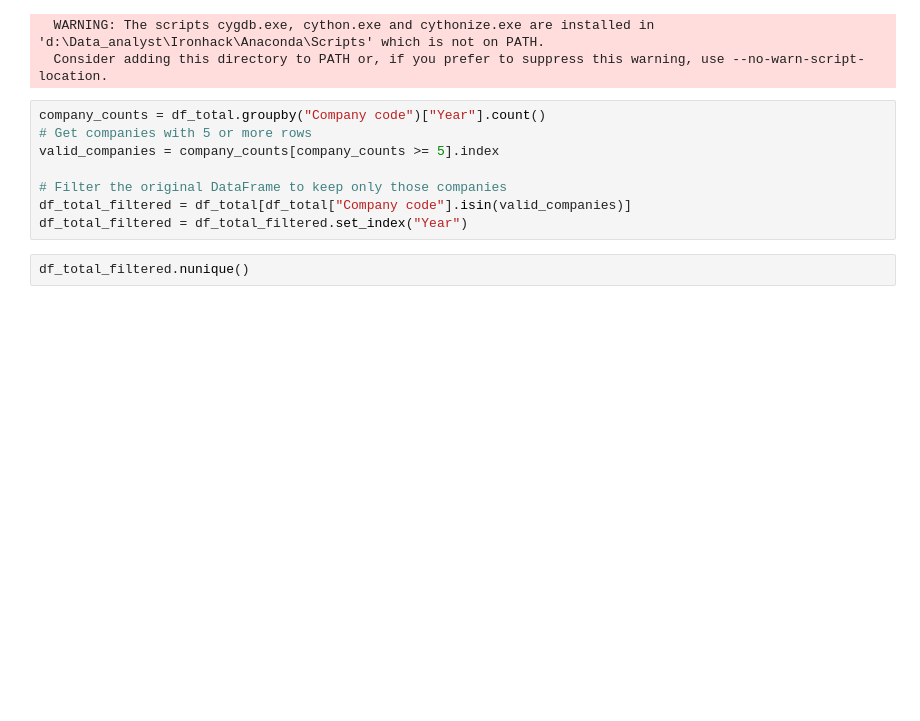
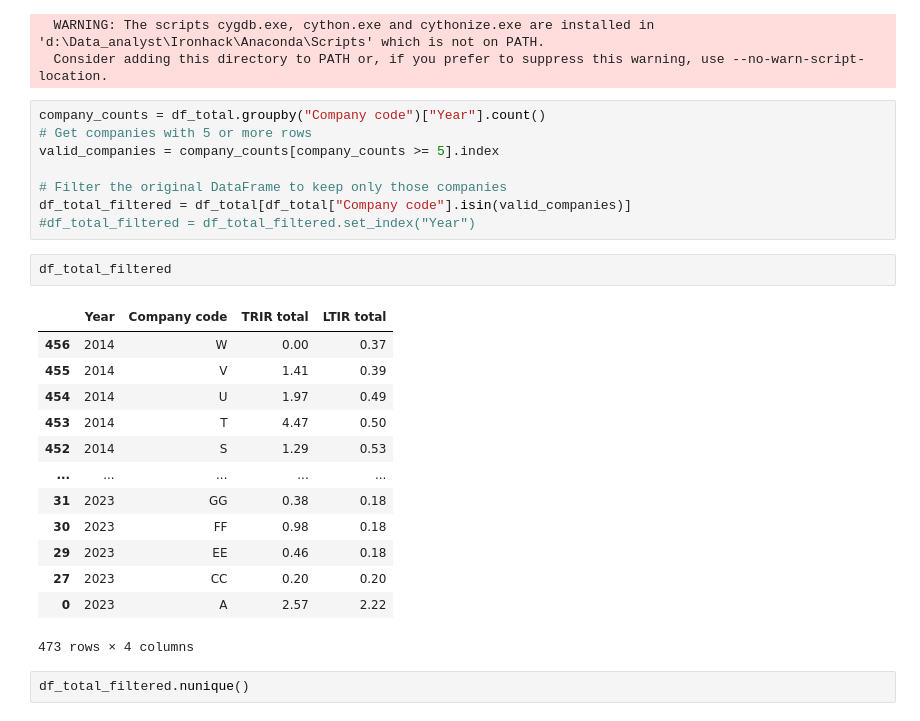
Before and after one commit to TheLazyCactus/ML_Project, a Jupyter notebook: ML_project.ipynb, the cells around one changed output. Drawn from its saved outputs; the diff is of its cells as text; blank space fills up the shorter version.

```diff
--- a/ML_project.ipynb
+++ b/ML_project.ipynb
@@ -108,7 +108,23 @@ valid_companies = company_counts[company_counts >= 5].index
 
 # Filter the original DataFrame to keep only those companies
 df_total_filtered = df_total[df_total["Company code"].isin(valid_companies)]
-df_total_filtered = df_total_filtered.set_index("Year")
+#df_total_filtered = df_total_filtered.set_index("Year")
+# %%
+df_total_filtered
+# %% [output]
+|  | Year | Company code | TRIR total | LTIR total |
+| 456 | 2014 | W | 0.00 | 0.37 |
+| 455 | 2014 | V | 1.41 | 0.39 |
+| 454 | 2014 | U | 1.97 | 0.49 |
+| 453 | 2014 | T | 4.47 | 0.50 |
+| 452 | 2014 | S | 1.29 | 0.53 |
+| ... | ... | ... | ... | ... |
+| 31 | 2023 | GG | 0.38 | 0.18 |
+| 30 | 2023 | FF | 0.98 | 0.18 |
+| 29 | 2023 | EE | 0.46 | 0.18 |
+| 27 | 2023 | CC | 0.20 | 0.20 |
+| 0 | 2023 | A | 2.57 | 2.22 |
+473 rows × 4 columns
 # %%
 df_total_filtered.nunique()
 # %% [output]
```
Also changed, not shown: parts of 27 cells of this notebook.
